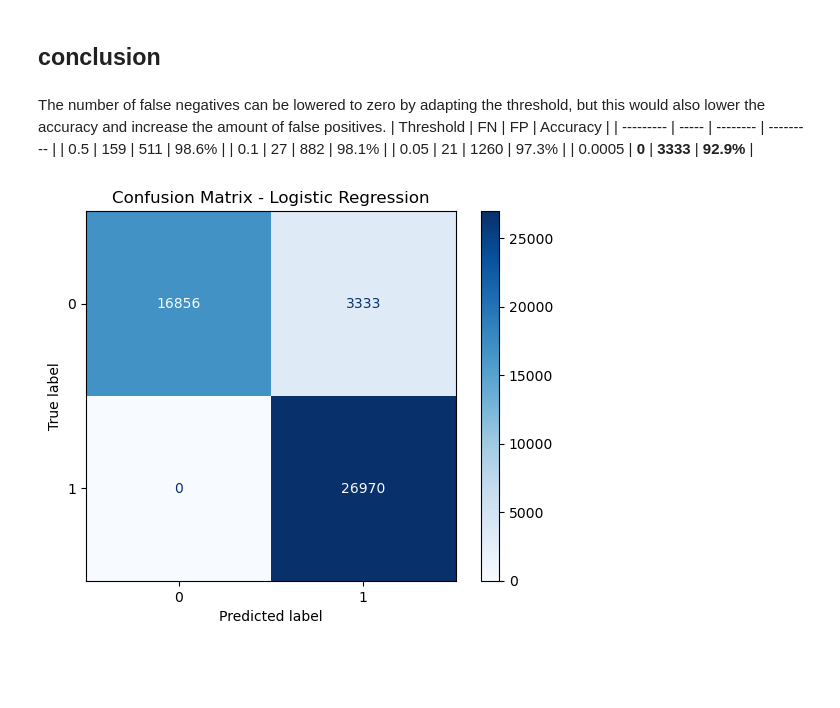
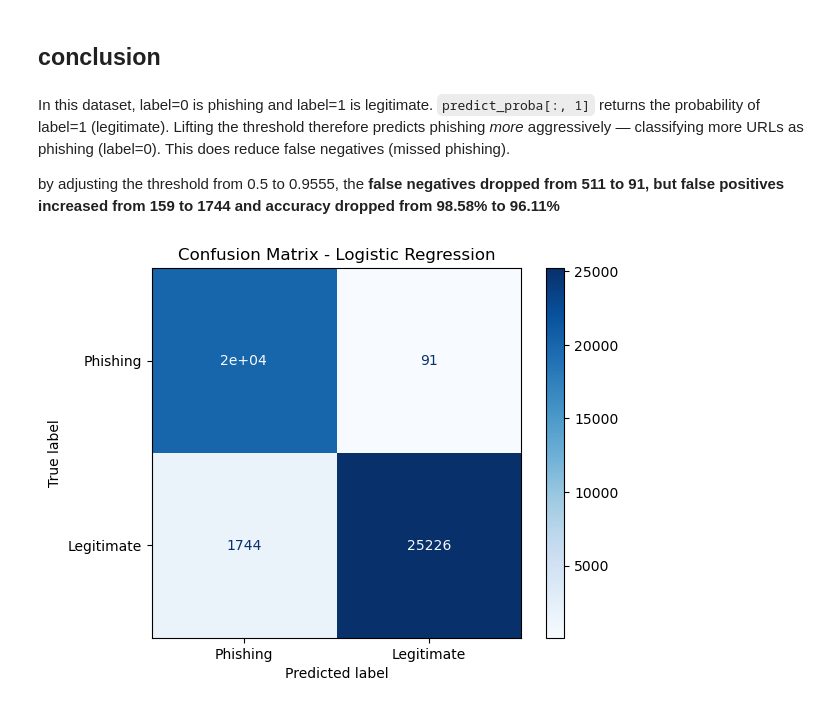
Before and after one commit to monsenorus/ml_763, a Jupyter notebook: notebooks/model3.ipynb, the cells around one changed output. Saved outputs shown, nothing was run; the diff lists cells and outputs as text; code cells hidden in the pictures; blank space fills up the shorter version.

```diff
--- a/notebooks/model3.ipynb
+++ b/notebooks/model3.ipynb
@@ -288,7 +282,8 @@ model_lr = LogisticRegression(max_iter=1000)
 model_lr.fit(X_train_scaled, y_train)
 
 y_prob = model_lr.predict_proba(X_test_scaled)[:, 1]
-y_pred_lr = (y_prob >= 0.0005).astype(int)
+# decision threshold lowered to 0.0005
+y_pred_lr = (y_prob >= 0.9555).astype(int)
 # %%
 # evaluation
 
@@ -350,21 +345,17 @@ print(scores.mean())
 # %% [markdown]
 ## conclusion
 # %% [markdown]
-The number of false negatives can be lowered to zero by adapting the threshold, but this would also lower the accuracy and increase the amount of false positives.
-| Threshold | FN    | FP       | Accuracy  |
-| --------- | ----- | -------- | --------- |
-| 0.5       | 159   | 511      | 98.6%     |
-| 0.1       | 27    | 882      | 98.1%     |
-| 0.05      | 21    | 1260     | 97.3%     |
-| 0.0005    | **0** | **3333** | **92.9%** |
+In this dataset, label=0 is phishing and label=1 is legitimate. `predict_proba[:, 1]` returns the probability of label=1 (legitimate). Lifting the threshold therefore predicts phishing *more* aggressively — classifying more URLs as phishing (label=0). This does reduce false negatives (missed phishing).
+
+by adjusting the threshold from 0.5 to 0.9555, the **false negatives dropped from 511 to 91, but false positives increased from 159 to 1744 and accuracy dropped from 98.58% to 96.11%**
 # %%
 from sklearn.metrics import ConfusionMatrixDisplay, confusion_matrix
 import matplotlib.pyplot as plt
 
 cm = confusion_matrix(y_test, y_pred_lr)
-disp = ConfusionMatrixDisplay(confusion_matrix=cm)
+disp = ConfusionMatrixDisplay(confusion_matrix=cm, display_labels=["Phishing", "Legitimate"])
 disp.plot(cmap="Blues")
 plt.title("Confusion Matrix - Logistic Regression")
 plt.show()
 # %% [output]
-[figure, old version]
+[figure, new version]
```
Also changed, not shown: parts of 15 cells of this notebook, 3 other files.
